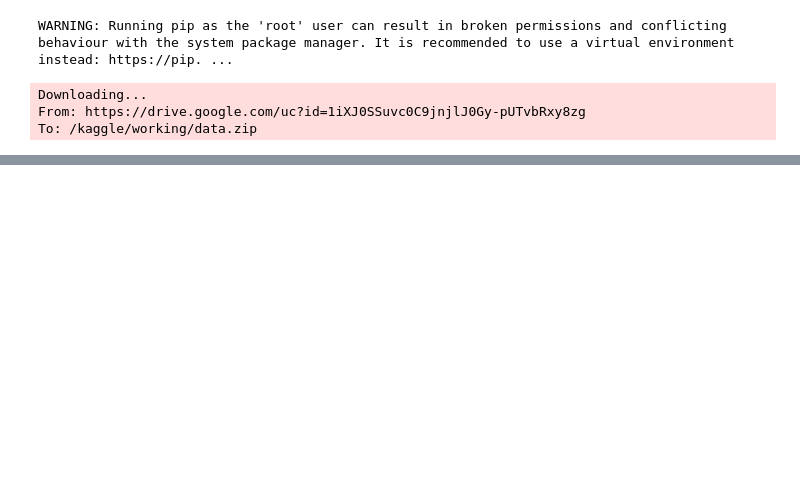
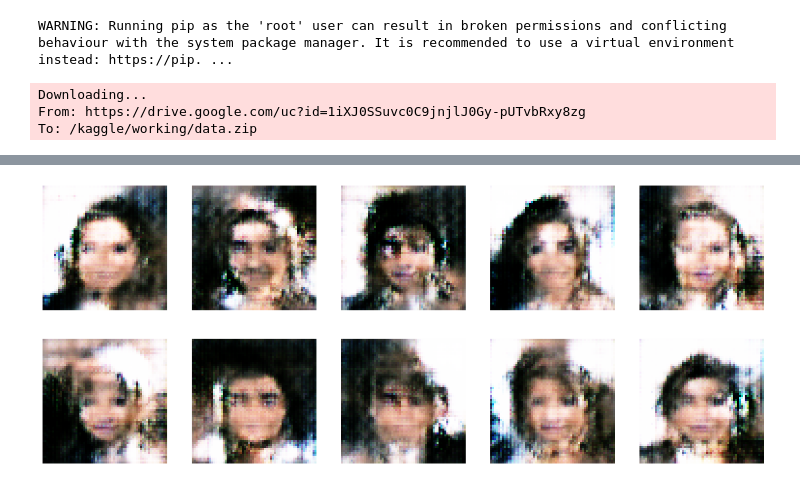
Before and after one commit to erfansobhaei/kaggleship, a Jupyter notebook: dcgan-for-celeba.ipynb, the cells around one changed output, grey strips where cells are left out. Cells and saved outputs as stored; diff of their text form; code cells hidden in the pictures; blank space fills up the shorter version.

Commit message:
🔧 Celebrity Generator | Version 4

```diff
--- a/dcgan-for-celeba.ipynb
+++ b/dcgan-for-celeba.ipynb
@@ -82,6 +77,7 @@ discriminator = keras.Sequential([
     layers.BatchNormalization(),
     layers.LeakyReLU(0.2),
     layers.Flatten(),
+    layers.Dropout(0.3),
     layers.Dense(1, activation="sigmoid"),
     ], name='Discriminator'
 )
@@ -115,10 +111,10 @@ generator = keras.Sequential([
     layers.Conv2DTranspose(128, (3,3), padding="same", strides=2),
     layers.BatchNormalization(),
     layers.LeakyReLU(0.2),
-    layers.Conv2DTranspose(256, (3,3), padding="same", strides=2),
+    layers.Conv2DTranspose(128, (3,3), padding="same", strides=2),
     layers.BatchNormalization(),
     layers.LeakyReLU(0.2),
-    layers.Conv2DTranspose(512, (3,3), padding="same", strides=2),
+    layers.Conv2DTranspose(128, (3,3), padding="same", strides=2),
     layers.BatchNormalization(),
     layers.LeakyReLU(0.2),
     layers.Conv2D(3, kernel_size=5, padding="same", activation="sigmoid"),
@@ -146,0 +205,13 @@ _________________________________________________________________
+# %%
+epochs = 3
+
+gan = GAN(discriminator=discriminator, generator=generator, latent_dim=latent_dim)
+gan.compile(
+    d_optimizer=keras.optimizers.Adam(learning_rate=0.0001),
+    g_optimizer=keras.optimizers.Adam(learning_rate=0.0001),
+    loss=keras.losses.BinaryCrossentropy(),
+)
+
+gan.fit(
+    dataset, epochs=epochs
+)
@@ -146,0 +227,12 @@ _________________________________________________________________
+# %%
+random_latent_vectors = tf.random.normal(shape=(10, 128))
+generated_images = gan.generator(random_latent_vectors)
+plt.figure(figsize=(20, 8))
+
+for i in range(10):
+    plt.subplot(2, 5, i+1)
+    plt.imshow(generated_images[i])
+    plt.axis("off")
+plt.show()
+# %% [output]
+[figure, added]
```
Also changed, not shown: parts of 7 cells of this notebook.
